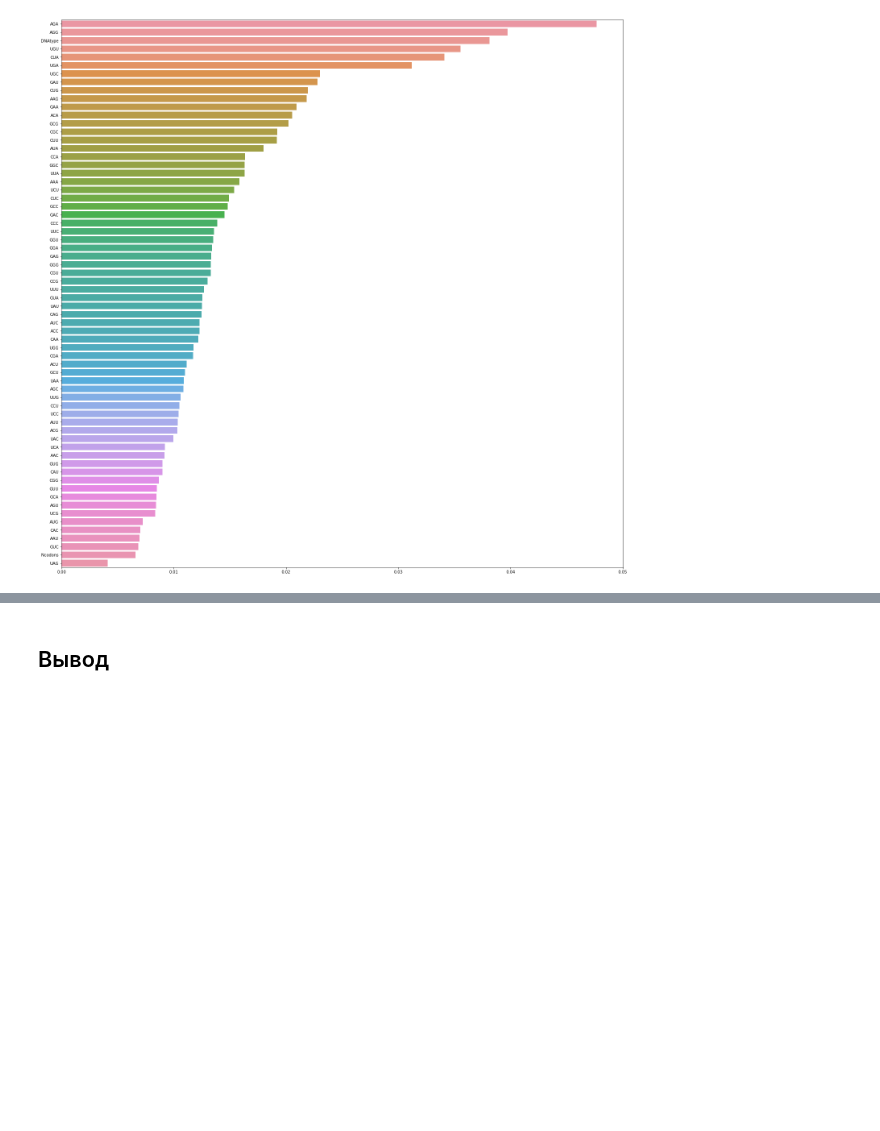
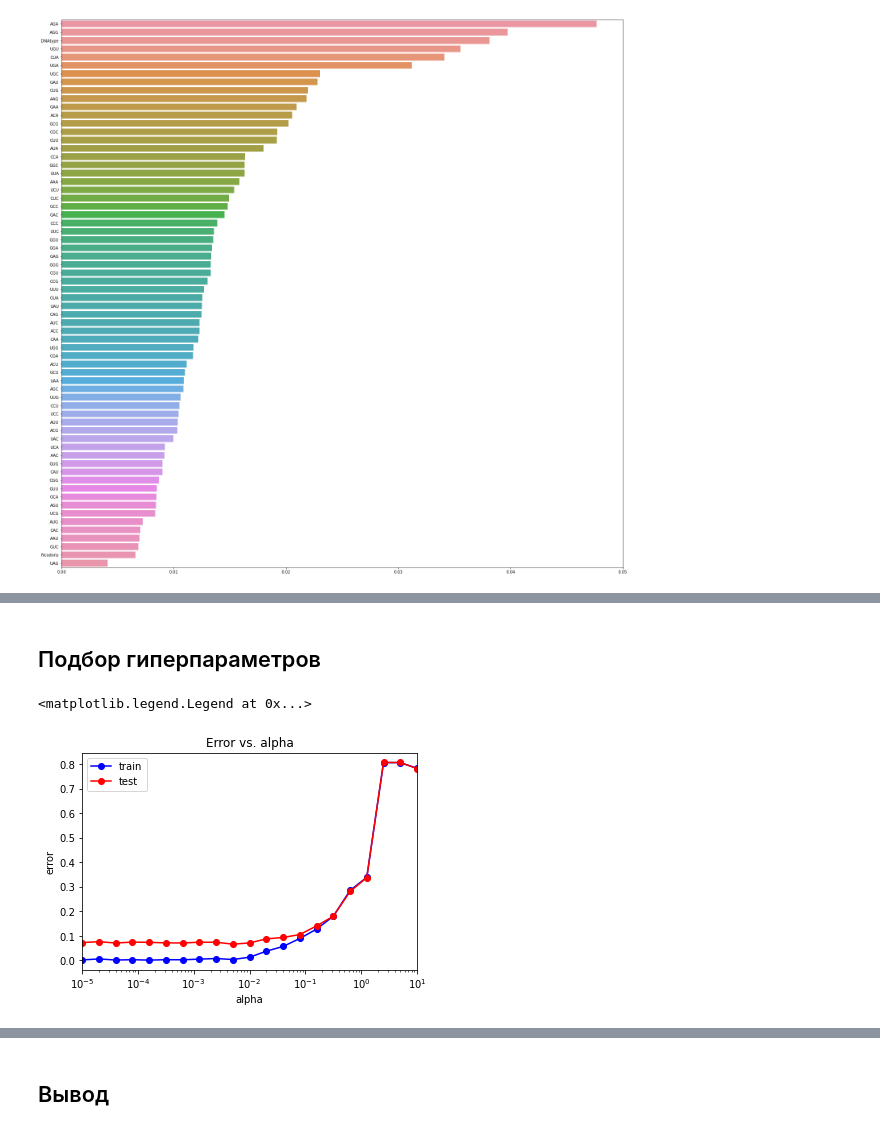
Before and after one commit to vofks/ML-Homework, a Jupyter notebook: ML_homework.ipynb, the cells around one changed output, grey strips where cells are left out. Drawn from its saved outputs; the diff is of its cells as text; code cells hidden in the pictures; blank space fills up the shorter version.

```diff
--- a/ML_homework_1.ipynb
+++ b/ML_homework.ipynb
@@ -574,0 +579,7 @@ sns.barplot(y=importances.index, x=importances, orient="h")
+# %%
+nn = MLPClassifier(hidden_layer_sizes=(512,256), solver='adam', activation='relu', alpha=1e-5, max_iter=2000, random_state=11)
+# %%
+%%time
+nn.fit(X_train, y_train)
+
+print(f'Train score: {nn.score(X_train, y_train)} Test score: {nn.score(X_test, y_test)}')
@@ -574,0 +615,2 @@ sns.barplot(y=importances.index, x=importances, orient="h")
+# %% [markdown]
+## Подбор гиперпараметров
@@ -574,0 +619,29 @@ sns.barplot(y=importances.index, x=importances, orient="h")
+# %%
+alpha_arr = np.logspace(-5, 1, 21)
+test_err = []
+train_err = []
+train_acc = []
+test_acc = []
+
+for alpha in alpha_arr:
+    nn = MLPClassifier(hidden_layer_sizes=(512,256), solver='adam', activation='relu', alpha=alpha, max_iter=2000, random_state=11)
+    nn.fit(X_train, y_train)
+
+    nn_pred_train = nn.predict(X_train)
+    nn_pred_test = nn.predict(X_test)
+
+    train_err.append(np.mean(y_train != nn_pred_train))
+    test_err.append(np.mean(y_test != nn_pred_test))
+    train_acc.append(accuracy_score(y_train, nn_pred_train))
+    test_acc.append(accuracy_score(y_test, nn_pred_test))
+# %%
+plt.semilogx(alpha_arr, train_err, 'b-o', label = 'train')
+plt.semilogx(alpha_arr, test_err, 'r-o', label = 'test')
+plt.xlim([np.min(alpha_arr), np.max(alpha_arr)])
+plt.title('Error vs. alpha')
+plt.xlabel('alpha')
+plt.ylabel('error')
+plt.legend()
+# %% [output]
+<matplotlib.legend.Legend at 0x...>
+[figure, added]
```
Also changed, not shown: parts of 14 cells of this notebook.
